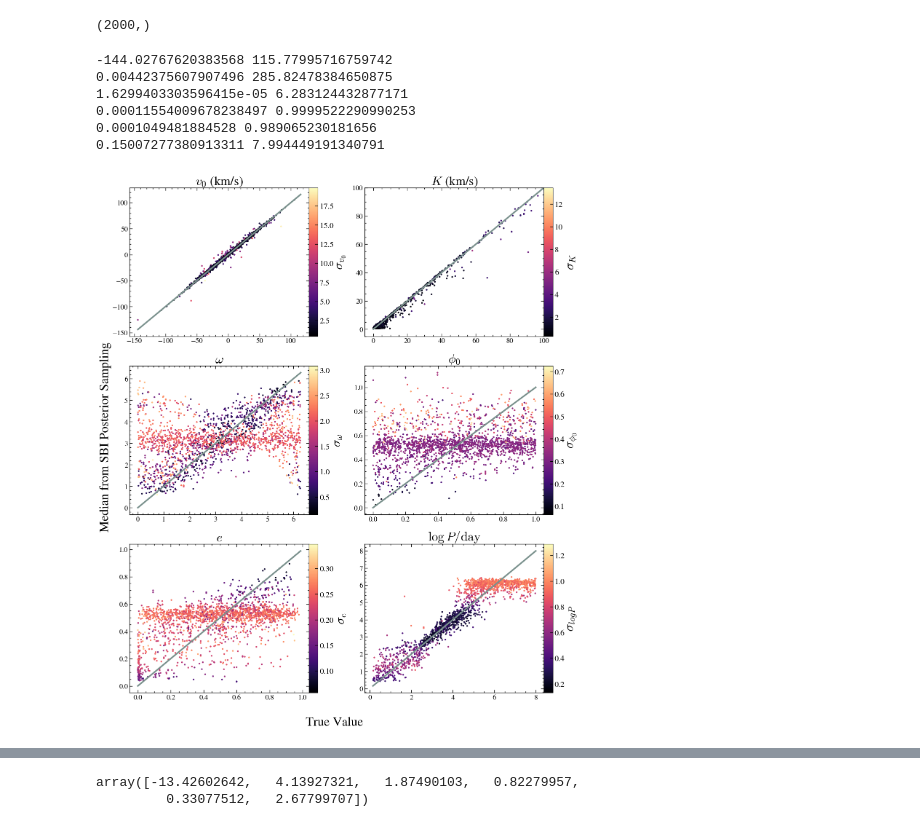
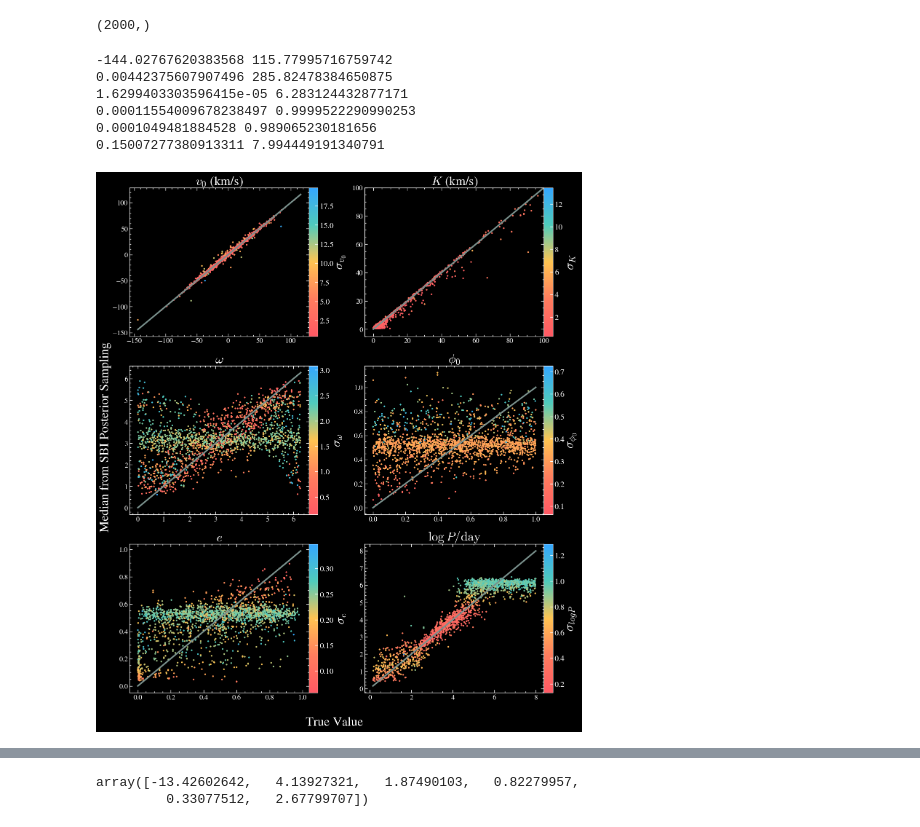
Before and after one commit to anya-m-phillips/ANKLES, a Jupyter notebook: train_sbi.ipynb, the cells around one changed output, grey strips where cells are left out. Drawn from its saved outputs; the diff is of its cells as text; code cells hidden in the pictures.

```diff
--- a/train_sbi.ipynb
+++ b/train_sbi.ipynb
@@ -266,53 +289,54 @@ unc_samples = np.array(unc_samples)
 # %%
 X_unnormed = X_test_unnorm[random_tests]
 y_unnormed = y_test_unnorm[random_tests]#[:,pick_index]
 # fig, [[ax1,ax2,ax3],[ax4,ax5,ax6]] = plt.subplots(2,3, figsize=[20,12])
-fig, [[ax1,ax2],[ax3,ax4],[ax5,ax6]] = plt.subplots(3,2, figsize=[15,18])
-plt.subplots_adjust(wspace=.25)
-ax_list = [ax1,ax2,ax3,ax4,ax5,ax6]
-param_names = [r"$v_0$ (km/s)", r"$K$ (km/s)", r'$\omega$', r'$\phi_0$', r'$e$', r'$\log{P/\rm{day}}$']
-param_names_latex = ["v_0", "K", '\omega', '\phi_0', 'e', 'logP']
+with plt.style.context("dark_background"):
+    fig, [[ax1,ax2],[ax3,ax4],[ax5,ax6]] = plt.subplots(3,2, figsize=[15,18])
+    plt.subplots_adjust(wspace=.25)
+    ax_list = [ax1,ax2,ax3,ax4,ax5,ax6]
+    param_names = [r"$v_0$ (km/s)", r"$K$ (km/s)", r'$\omega$', r'$\phi_0$', r'$e$', r'$\log{P/\rm{day}}$']
+    param_names_latex = ["v_0", "K", '\omega', '\phi_0', 'e', 'logP']
 
-plot='cmap' # 'errbar' or 'cmap'
+    plot='cmap' # 'errbar' or 'cmap'
 
-for i in range(med_samples.shape[1]):
-    ax = ax_list[i]
-    # if i==2 or i==3 or i==4 or i==5:
-    if plot=='errbar':
-        ax.errorbar(y_unnormed[:,i], med_samples[:,i], yerr=unc_samples[:,i], marker='o', capsize=3, ls='',
-                     markersize=5,zorder=0, c='#99C2A2',rasterized=True)
+    for i in range(med_samples.shape[1]):
+        ax = ax_list[i]
+        # if i==2 or i==3 or i==4 or i==5:
+        if plot=='errbar':
+            ax.errorbar(y_unnormed[:,i], med_samples[:,i], yerr=unc_samples[:,i], marker='o', capsize=3, ls='',
+                        markersize=5,zorder=0, c='#99C2A2',rasterized=True)
 
-    if plot=='cmap':
-        ob = ax.scatter(y_unnormed[:,i], med_samples[:,i], s=5, c=unc_samples[:,i], cmap='magma')
-        divider = make_axes_locatable(ax)
-        cax = divider.append_axes("right", size="5%", pad=0)
-        cbar = fig.colorbar(ob, cax=cax, orientation='vertical')
-        cbar.set_label(r'$\sigma_{%s}$'%param_names_latex[i], fontsize=25)
+        if plot=='cmap':
+            ob = ax.scatter(y_unnormed[:,i], med_samples[:,i], s=5, c=unc_samples[:,i], cmap=custom_cmap)#'magma')
+            divider = make_axes_locatable(ax)
+            cax = divider.append_axes("right", size="5%", pad=0)
+            cbar = fig.colorbar(ob, cax=cax, orientation='vertical')
+            cbar.set_label(r'$\sigma_{%s}$'%param_names_latex[i], fontsize=25)
 
-    mi = min(y_test_unnorm[:,i])
-    ma = max(y_test_unnorm[:,i])
-    print(mi, ma)
-    ax.plot([mi,ma],[mi,ma], c='#7A918D', linewidth=3)
-    ax.set_title(param_names[i], fontsize=25)
-    make_plot_nice(ax)
+        mi = min(y_test_unnorm[:,i])
+        ma = max(y_test_unnorm[:,i])
+        print(mi, ma)
+        ax.plot([mi,ma],[mi,ma], c='#7A918D', linewidth=3)
+        ax.set_title(param_names[i], fontsize=25)
+        make_plot_nice(ax)
 
 
 
-fig.text(0.5, 0.06, "True Value", ha='center', fontsize=25)
-fig.text(0.07, 0.5, "Median from SBI Posterior Sampling", rotation='vertical', va='center', fontsize=25)
-# ax6.set_xscale('log')
-# ax6.set_yscale('log')
-ax2.set_xlim(-5, 100)
-ax2.set_ylim(-5, 100)
+    fig.text(0.5, 0.06, "True Value", ha='center', fontsize=25)
+    fig.text(0.07, 0.5, "Median from SBI Posterior Sampling", rotation='vertical', va='center', fontsize=25)
+    # ax6.set_xscale('log')
+    # ax6.set_yscale('log')
+    ax2.set_xlim(-5, 100)
+    ax2.set_ylim(-5, 100)
 plt.savefig("plots/sbi_performance_predvstrue.pdf", dpi=300, bbox_inches="tight")
 # %% [output]
 -144.02767620383568 115.77995716759742
 0.00442375607907496 285.82478384650875
 1.6299403303596415e-05 6.283124432877171
 0.00011554009678238497 0.9999522290990253
 0.0001049481884528 0.989065230181656
 0.15007277380913311 7.994449191340791
-[figure, old version]
+[figure, new version]
 # %%
 # an example corner plot?
 # Pick an index
```
Also changed, not shown: parts of 3 cells of this notebook, 8 other files.
